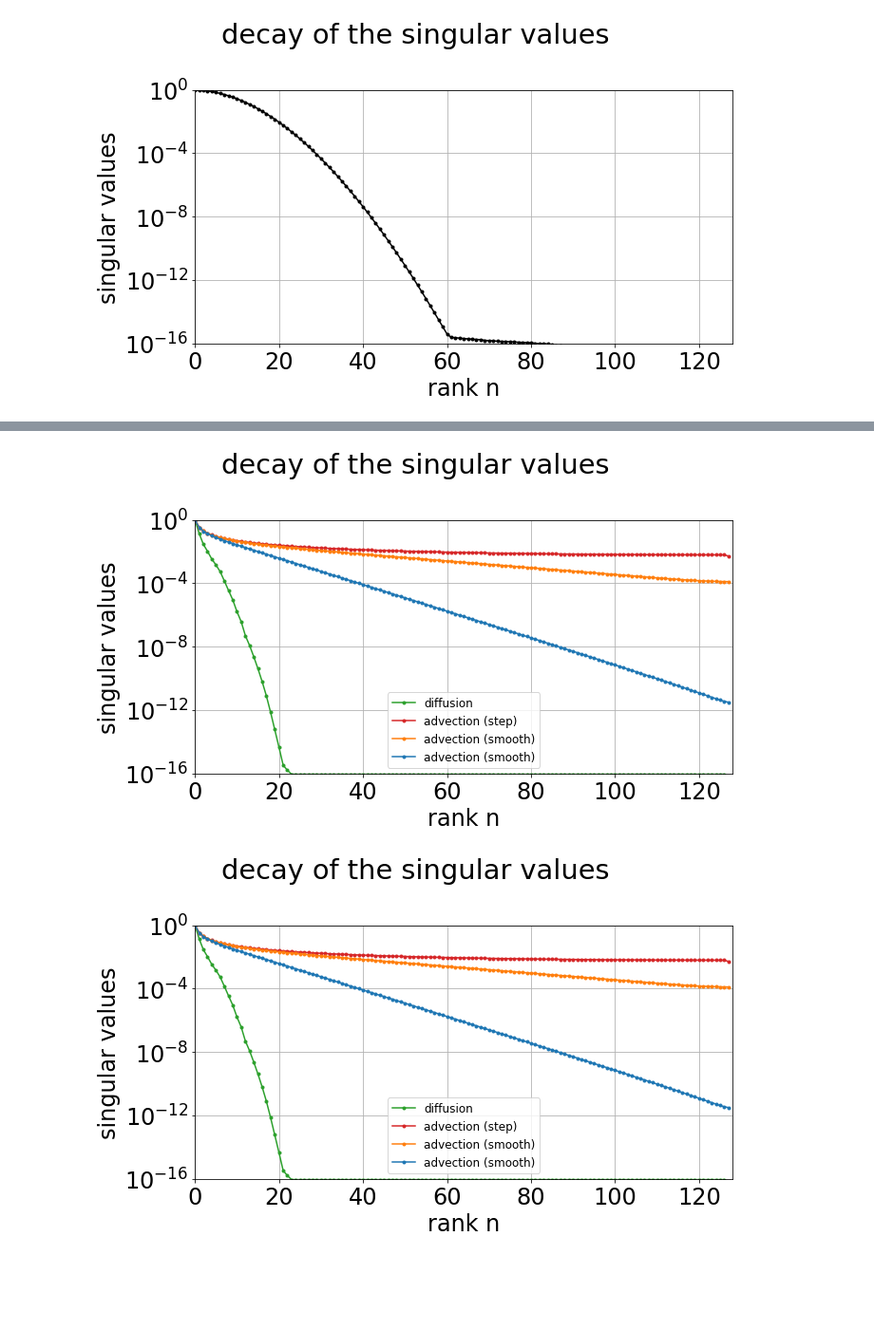
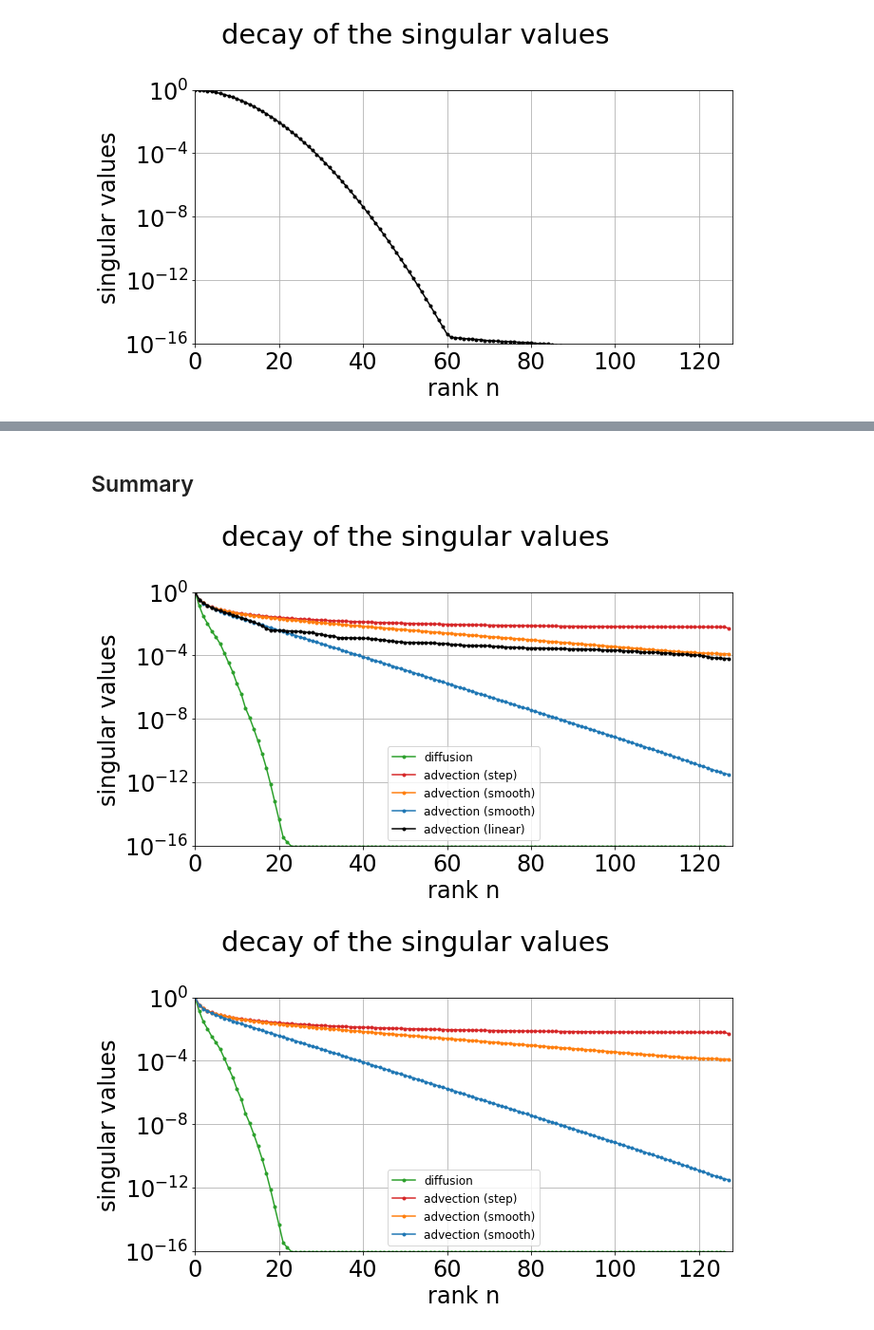
Before and after one commit to flabowski/FEniCS_rb_demo, a Jupyter notebook: ECCOMAS figures.ipynb, the cells around one changed output, grey strips where cells are left out. Shown at 95% size. Drawn from its saved outputs; the diff is of its cells as text; code cells hidden in the pictures; blank space fills up the shorter version.

```diff
--- a/ECCOMAS figures.ipynb
+++ b/ECCOMAS figures.ipynb
@@ -259,25 +257,27 @@ S_adv5 = plot_singular_values(X)
+# %% [markdown]
+## Summary
 # %%
 fig, ax1 = plt.subplots()
 lbls = ["diffusion", "advection (step)", "advection (smooth)", "advection (smooth)", "advection (linear)"]
-singular_values = [S_diff, S_adv1, S_adv3, S_adv2]
-colors = ["tab:green", "tab:red", "tab:orange", "tab:blue", "tab:black"]
+singular_values = [S_diff, S_adv1, S_adv3, S_adv2, S_adv5]
+colors = ["tab:green", "tab:red", "tab:orange", "tab:blue", "black"]
 for i, S in enumerate(singular_values):
     ax1.plot(np.arange(0, len(S)), S, ".-", label=lbls[i], color=colors[i])
 #ax1.plot(n, 1/(2*n**.5), "r--", label="1/(2*n**.5)")
 #ax1.plot(n, np.exp(-.25*n), "r--", label="np.exp(-.25*n)")
 ax1.set_xlabel("rank n")
 ax1.set_ylabel("singular values")
 ax1.set_yscale('log')
 ax1.set_xlim([0, len(S)])
 ax1.set_ylim([1e-16, 1e0])
 ax1.grid(which="both")
 plt.suptitle("decay of the singular values")
 #plt.grid()
 plt.legend(prop={'size': 12})
 plt.tight_layout()
 plt.show()
 # %% [output]
-[figure, old version]
+[figure, new version]
 # %%
 fig, ax1 = plt.subplots()
 for i, S in enumerate(singular_values):
```
Also changed, not shown: parts of 7 cells of this notebook.
